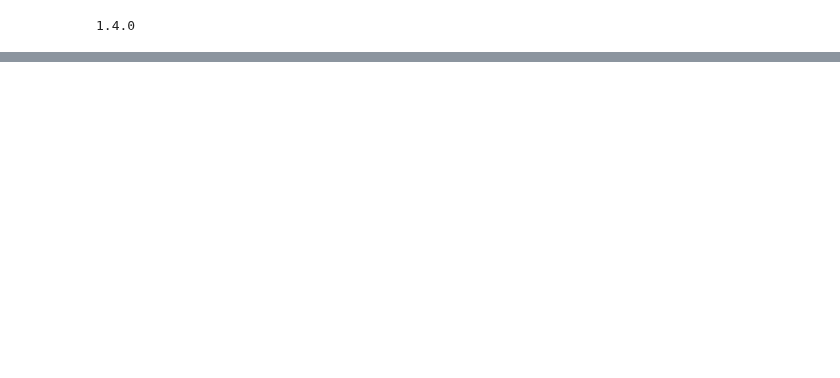
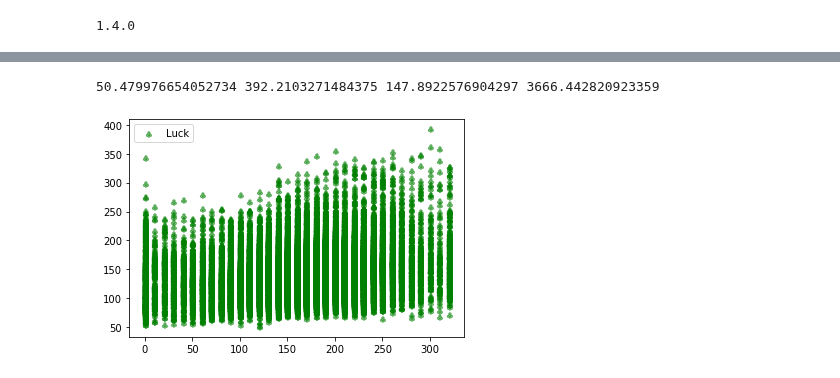
Before and after one commit to germanmandrini/n_policy, a Jupyter notebook: Codes/3c_cnn-Copy2_morelayers.ipynb, the cells around one changed output, grey strips where cells are left out. Saved outputs shown, nothing was run; the diff lists cells and outputs as text; code cells hidden in the pictures; blank space fills up the shorter version.

```diff
--- a/Codes/3c_cnn-Copy2_morelayers.ipynb
+++ b/Codes/3c_cnn-Copy2_morelayers.ipynb
@@ -12,6 +12,8 @@ import torch.nn as nn
 import torch.nn.functional as F
 from sklearn.utils import shuffle
 from torch.autograd import Variable
+high_var = ['rain_30', 'rain_60','rain_90', 't_max_30', 't_max_60', 't_max_90', 't_min_30', 't_min_60', 't_min_90', 'Y_prev',
+ 'Y_corn_lt_avg', 'day_sow', 'day_v5', 'lai_v5', 'whc', 'oc_20cm_v5', 'sw_dep_v5', 'n_0_60cm_v5', 'surfaceom_wt_v5', 'sand_40cm', 'clay_40cm']
 # %%
 # check pytorch version
 import torch
@@ -20,13 +22,17 @@ print(torch.__version__)
 1.4.0
 # %%
 class Net(torch.nn.Module):
-    def __init__(self, cols, size_hidden, n_output):
+    def __init__(self, cols):
         super(Net, self).__init__()
-        self.hidden = torch.nn.Linear(cols, size_hidden)   # hidden layer
-        self.predict = torch.nn.Linear(size_hidden, n_output)   # output layer
+        self.hidden1 = torch.nn.Linear(cols, 50)   # hidden layer
+        self.hidden2 = torch.nn.Linear(50, 10)   # hidden layer
+        #self.hidden3 = torch.nn.Linear(100, 50)   # hidden layer
+        self.predict = torch.nn.Linear(10, 1)   # output layer
 
     def forward(self, x):
-        x = F.relu(self.hidden(x))      # activation function for hidden layer
+        x = F.relu(self.hidden1(x))      # activation function for hidden layer
+        x = F.relu(self.hidden2(x))      # activation function for hidden layer
+        #x = F.relu(self.hidden3(x))      # activation function for hidden layer
         x = self.predict(x)             # linear output
         return x
 # %%
@@ -132,7 +121,6 @@ prediction_set_aggregated_df.head()
 #Load the saved model
 policy = 'ratio_5'
 path = '/home/germanm2/n_policy_box/Data/files_rds/cnn_models/'+ policy + '.pth'
-net_load = Net(21, 100, 1)
+net_load = Net(21)
 net_load.load_state_dict(torch.load(path))
 net_load.eval()
-net_load.state_dict()
@@ -140,8 +134,8 @@ net_load.state_dict()
 #Make predictions with the saved model
 prediction_set_aggregated_df = pyreadr.read_r("/home/germanm2/n_policy_box/Data/files_rds/prediction_set_aggregated_dt.rds")[None] # also works for RData
 
-X_pred = prediction_set_aggregated_df[['rain_30', 'rain_60','rain_90', 't_max_30', 't_max_60', 't_max_90', 't_min_30', 't_min_60', 't_min_90', 'Y_prev',
- 'Y_corn_lt_avg', 'day_sow', 'day_v5', 'lai_v5', 'whc', 'oc_20cm_v5', 'sw_dep_v5', 'n_0_60cm_v5', 'surfaceom_wt_v5', 'sand_40cm', 'clay_40cm']]
+X_pred = prediction_set_aggregated_df[high_var]
+
 X_pred=X_pred.values
 X_pred
 X = Variable(torch.FloatTensor(X_pred))
@@ -156,3 +158,26 @@ prediction_set_aggregated_df.head()
+# %%
+from sklearn.metrics import mean_squared_error
+
+print(prediction_set_aggregated_df['eonr_pred'].min(),
+prediction_set_aggregated_df['eonr_pred'].max(),
+prediction_set_aggregated_df['eonr_pred'].mean(),
+mean_squared_error(prediction_set_aggregated_df['eonr_12'], prediction_set_aggregated_df['eonr_pred']))
+# %% [output]
+50.479976654052734 392.2103271484375 147.8922576904297 3666.442820923359
+# %%
+# 3228 3152 2966 3292 3184 3192 3254 2993
+import matplotlib.pyplot as plt
+import numpy as np
+
+x = prediction_set_aggregated_df['eonr_12']
+y = prediction_set_aggregated_df['eonr_pred']
+
+plt.scatter(x, y, c="g", alpha=0.5, marker=r'$\clubsuit$',
+            label="Luck")
+plt.legend(loc='upper left')
+plt.show()
+# %% [output]
+[figure, added]
 # %%
 # Make a function that loads the saved model and does predictions
 
```
Also changed, not shown: parts of 8 cells of this notebook, 7 other files.
